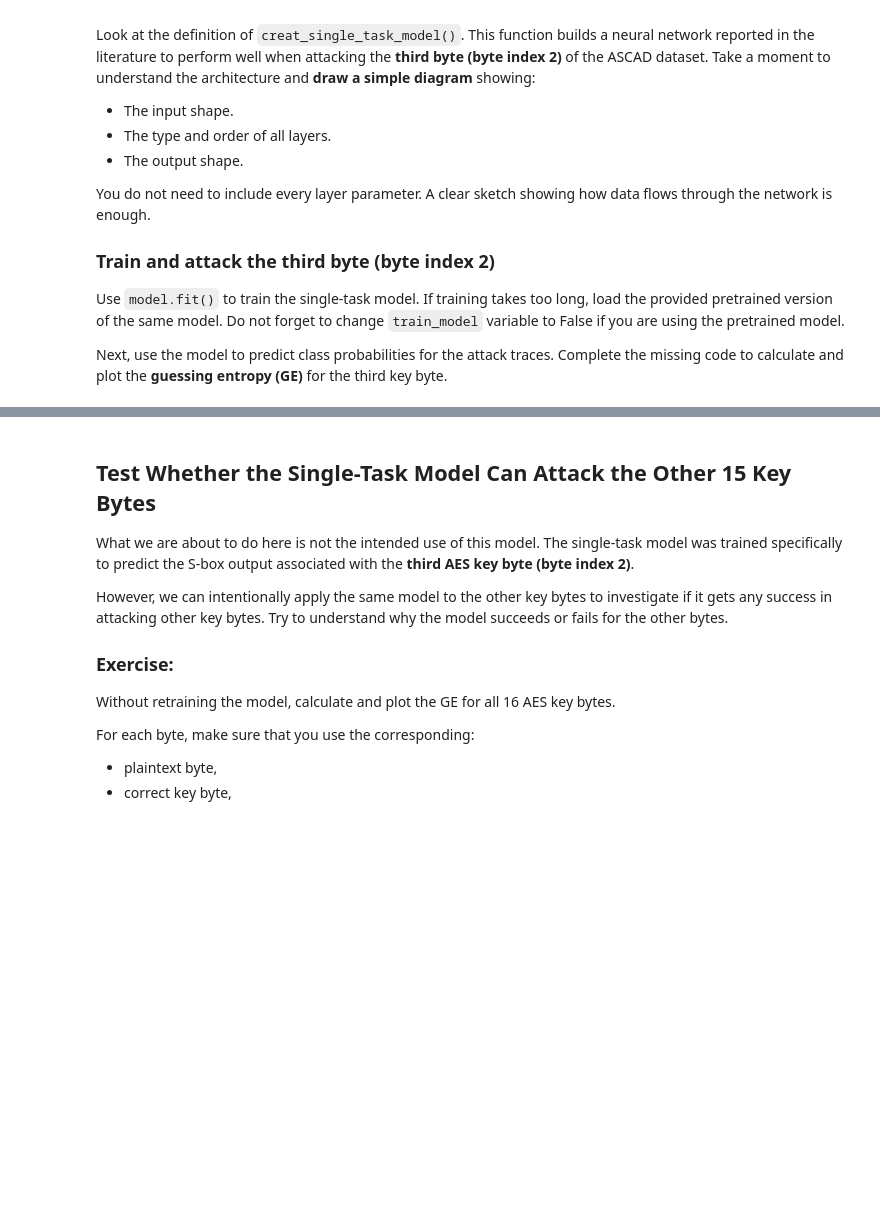
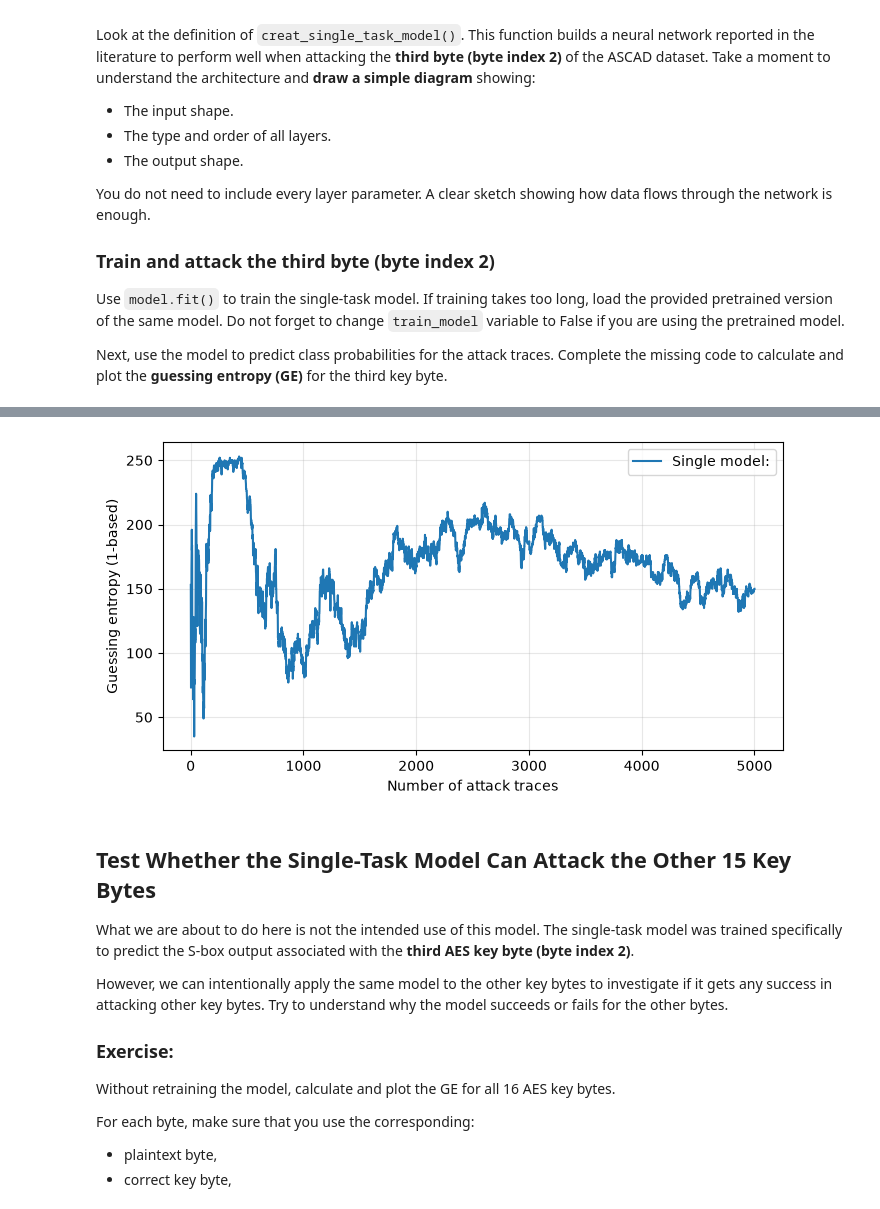
Before and after one commit to Azi-Lizzy/ii-dlsca, a Jupyter notebook: 02_Multitask_Learning.ipynb, the cells around one changed output, grey strips where cells are left out. Drawn from its saved outputs; the diff is of its cells as text; code cells hidden in the pictures; blank space fills up the shorter version.

```diff
--- a/02_Multitask_Learning.ipynb
+++ b/02_Multitask_Learning.ipynb
@@ -76,6 +70,8 @@ AES_Sbox = np.array([
 ])
 
 
+HW = np.array([int(i).bit_count() for i in range(256)], dtype=np.uint8)
+
 def load_ascad_rand(dataset_file, num_bytes=16, profiling_traces=50000, attack_traces=10000):
     with h5py.File(dataset_file, "r") as dataset:
         # Load traces.
@@ -94,12 +90,12 @@ def load_ascad_rand(dataset_file, num_bytes=16, profiling_traces=50000, attack_t
     K_attack = attack_metadata["key"].astype(np.uint8)
 
     # Calculate first-round S-box outputs for the selected bytes.
-    Y_profiling = AES_Sbox[
+    Y_profiling = HW[AES_Sbox[
         P_profiling[:, :num_bytes] ^ K_profiling[:, :num_bytes]
-    ]
-    Y_attack = AES_Sbox[
+    ]]
+    Y_attack = HW[AES_Sbox[
         P_attack[:, :num_bytes] ^ K_attack[:, :num_bytes]
-    ]
+    ]]
 
     print(f"Profiling traces shape: {X_profiling.shape}")
     print(f"Attack traces shape: {X_attack.shape}")
@@ -110,7 +106,7 @@ def load_ascad_rand(dataset_file, num_bytes=16, profiling_traces=50000, attack_t
         (P_profiling, P_attack)
     )
 
-dataset_file = '/mnt/d/Datasets/ASCAD/mmb_datasets/ascad-variable_nopoi_window_80.h5'
+dataset_file = '/mnt/d/Workshops/CHES_Tutorial/Data_base/02_Multitask_Learning/ascad-variable_nopoi_window_80.h5'
 (X_profiling, X_attack), (Y_profiling, Y_attack), (plt_profiling, plt_attack) = load_ascad_rand(dataset_file)
 # %% [output]
 Profiling traces shape: (50000, 6250)
@@ -156,6 +152,7 @@ from tensorflow.keras.optimizers import *
 
 
 def creat_single_task_model(input_length, desync_level=5):
+    tf.keras.utils.set_random_seed(929735)
     inputs = Input(shape=(input_length, 1))
     # This layer applies a random translation to the input data, which is a form of data augmentation.
     x = RandomTranslation(width_factor=desync_level/input_length, height_factor=0, fill_mode='wrap')(inputs)
@@ -173,7 +170,7 @@ def creat_single_task_model(input_length, desync_level=5):
     x = Dense(32, activation="selu", kernel_initializer="random_uniform")(x)
     x = Dense(32, activation="selu", kernel_initializer="random_uniform")(x)
 
-    outputs = Dense(256, activation='softmax')(x)
+    outputs = Dense(9, activation='softmax')(x)
 
     model = Model(inputs=inputs, outputs=outputs)
 
@@ -193,8 +190,10 @@ import numpy as np
 from sklearn.preprocessing import StandardScaler
 import matplotlib.pyplot as plt
 
-model_root = '/mnt/d/Datasets/ASCAD/Results/good_model/'
+model_root = '/mnt/d/Workshops/CHES_Tutorial/Data_base/02_Multitask_Learning/Models/'
 result_root = '/mnt/d/Datasets/ASCAD/Results/'
+
+(X_profiling, X_attack), (Y_profiling, Y_attack), (plt_profiling, plt_attack) = load_ascad_rand(dataset_file)
 
 aug_level = 5
 
@@ -215,11 +214,11 @@ num_attack_traces = 5000
 # This is a pre-knowledge. you can check the accuracy by looking into the attack set key.
 all_key = [0, 17, 34, 51, 68, 85, 102, 119, 136, 153, 170, 187, 204, 221, 238, 255]
 
-HW = [bin(value).count('1') for value in range(256)]
+HW = np.array([int(i).bit_count() for i in range(256)], dtype=np.uint8)
 
 def calculate_ge(x_attack, plt_attack, log_probabilities, good_key, num_attack_traces, runs):
     n_attack = len(x_attack)
-    leakage_model = "ID"  # or "HW"
+    leakage_model = "HW"  # ID or "HW"
 
     hypothesis_probabilities = np.zeros((n_attack, 256))
 
@@ -275,11 +274,13 @@ if train_model:
                         verbose=2)
 
 
-    model.save(model_root+"single_task_model.h5")
+    # model.save(model_root+"single_task_model.h5")
 
 else:
     print('Loading the model!')
     model = load_model(model_root+"single_task_model.h5")
+
+model.summary()
 
 # This is to make sure that data augmentation is not applied during the attack phase, we create a new model with desync_level=0
 model_test = creat_single_task_model(X_attack.shape[1], desync_level=0)
@@ -362,3 +332,15 @@ Model: "functional_1"
+# %%
+import matplotlib.pyplot as plt
+trace_axis = np.arange(1, num_attack_traces + 1)
+plt.figure(figsize=(8, 4))
+plt.plot(trace_axis, guessing_entropy, label=f'Single model:')
+plt.xlabel('Number of attack traces')
+plt.ylabel('Guessing entropy (1-based)')
+plt.legend()
+plt.grid(alpha=0.3)
+plt.show()
+# %% [output]
+[figure, added]
 # %% [markdown]
 ## Test Whether the Single-Task Model Can Attack the Other 15 Key Bytes
 
```
Also changed, not shown: parts of 5 cells of this notebook, 3 other files.
